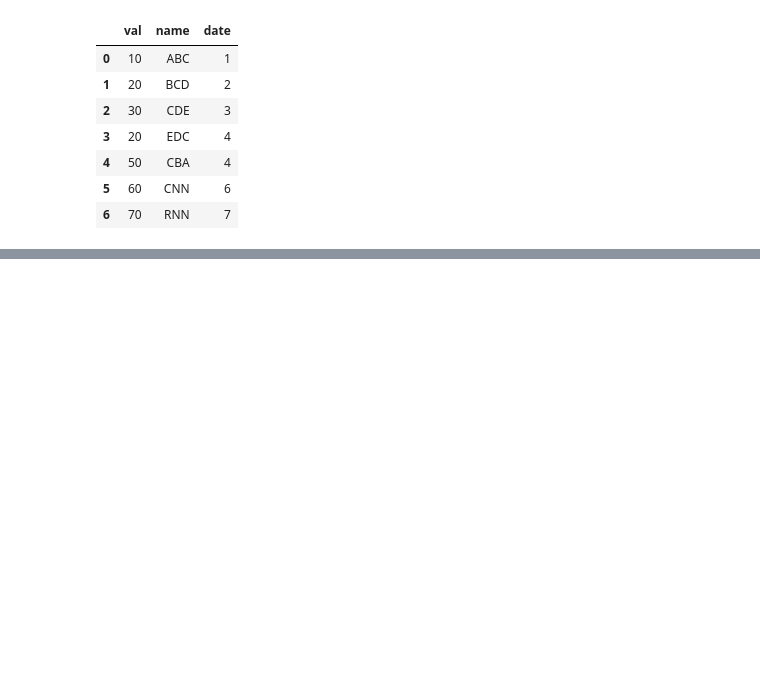
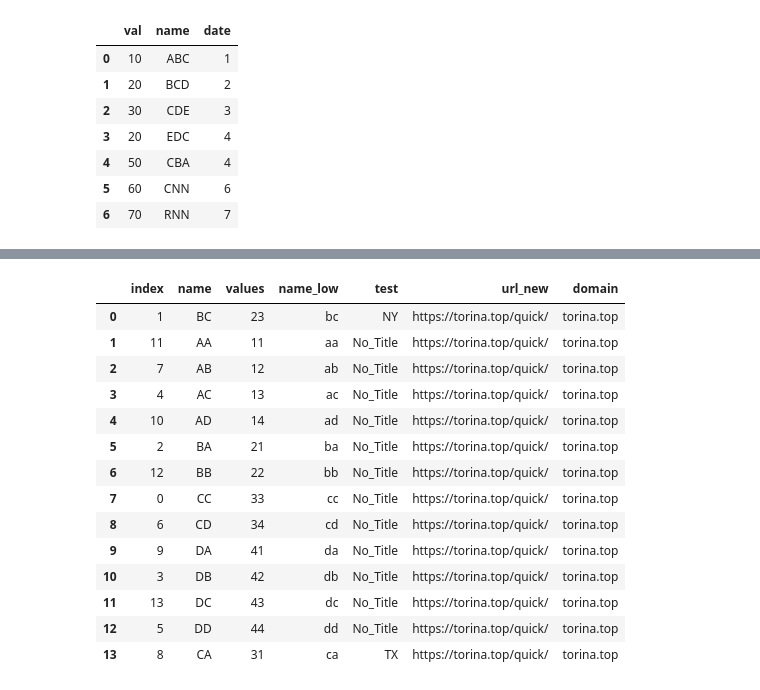
Before and after one commit to OtakeTomomi/PAuth, a Jupyter notebook: 02_features/OneClassOne_検証_モデルの手前まで.ipynb, the cells around one changed output, grey strips where cells are left out. Saved outputs shown, nothing was run; the diff lists cells and outputs as text; code cells hidden in the pictures; blank space fills up the shorter version.

```diff
--- a/02_features/OneClassOne_検証_モデルの手前まで.ipynb
+++ b/02_features/OneClassOne_検証_モデルの手前まで.ipynb
@@ -1309,0 +1536,3 @@ falg_list = ['aa', 'ab', 'ac', 'ad', 'ba', 'bb', 'bc', 'bd', 'ca', 'cb', 'cc', '
+# %%
+flag_df3 = flag_df2.drop('url', axis=1)
+flag_df3
@@ -1309,0 +1557,3 @@ falg_list = ['aa', 'ab', 'ac', 'ad', 'ba', 'bb', 'bc', 'bd', 'ca', 'cb', 'cc', '
+# %%
+flag_df3 = flag_df3[~flag_df3['test'].isin(['CA'])]
+flag_df3
@@ -1309,0 +1576,3 @@ falg_list = ['aa', 'ab', 'ac', 'ad', 'ba', 'bb', 'bc', 'bd', 'ca', 'cb', 'cc', '
+# %%
+flag_df4 = flag_df3.sample(frac=1, random_state=0).reset_index(drop=True)
+flag_df4
@@ -1309,0 +1595,20 @@ falg_list = ['aa', 'ab', 'ac', 'ad', 'ba', 'bb', 'bc', 'bd', 'ca', 'cb', 'cc', '
+# %%
+# 複数条件のソート
+flag_df5 = flag_df4.sort_values(["test","values"],ascending=[True,True]).reset_index()
+flag_df5
+# %% [output]
+|  | index | name | values | name_low | test | url_new | domain |
+| 0 | 1 | BC | 23 | bc | NY | https://torina.top/quick/ | torina.top |
+| 1 | 11 | AA | 11 | aa | No_Title | https://torina.top/quick/ | torina.top |
+| 2 | 7 | AB | 12 | ab | No_Title | https://torina.top/quick/ | torina.top |
+| 3 | 4 | AC | 13 | ac | No_Title | https://torina.top/quick/ | torina.top |
+| 4 | 10 | AD | 14 | ad | No_Title | https://torina.top/quick/ | torina.top |
+| 5 | 2 | BA | 21 | ba | No_Title | https://torina.top/quick/ | torina.top |
+| 6 | 12 | BB | 22 | bb | No_Title | https://torina.top/quick/ | torina.top |
+| 7 | 0 | CC | 33 | cc | No_Title | https://torina.top/quick/ | torina.top |
+| 8 | 6 | CD | 34 | cd | No_Title | https://torina.top/quick/ | torina.top |
+| 9 | 9 | DA | 41 | da | No_Title | https://torina.top/quick/ | torina.top |
+| 10 | 3 | DB | 42 | db | No_Title | https://torina.top/quick/ | torina.top |
+| 11 | 13 | DC | 43 | dc | No_Title | https://torina.top/quick/ | torina.top |
+| 12 | 5 | DD | 44 | dd | No_Title | https://torina.top/quick/ | torina.top |
+| 13 | 8 | CA | 31 | ca | TX | https://torina.top/quick/ | torina.top |
```
Also changed, not shown: parts of 26 cells of this notebook.
